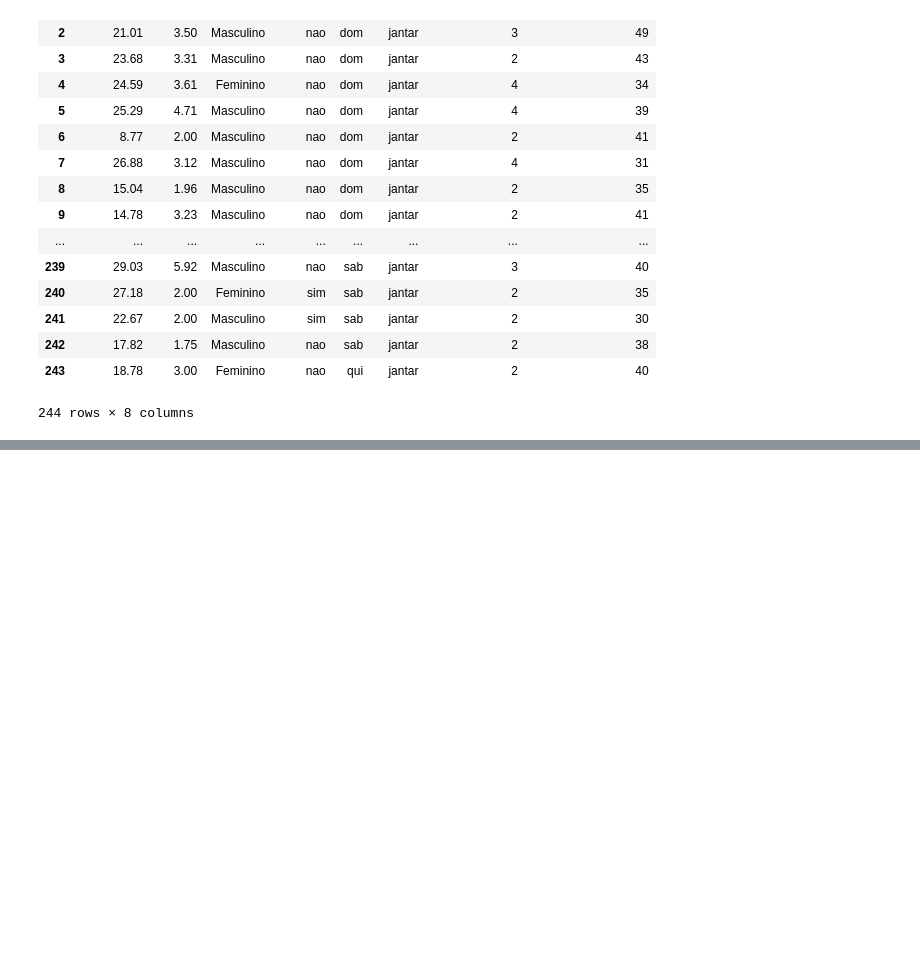
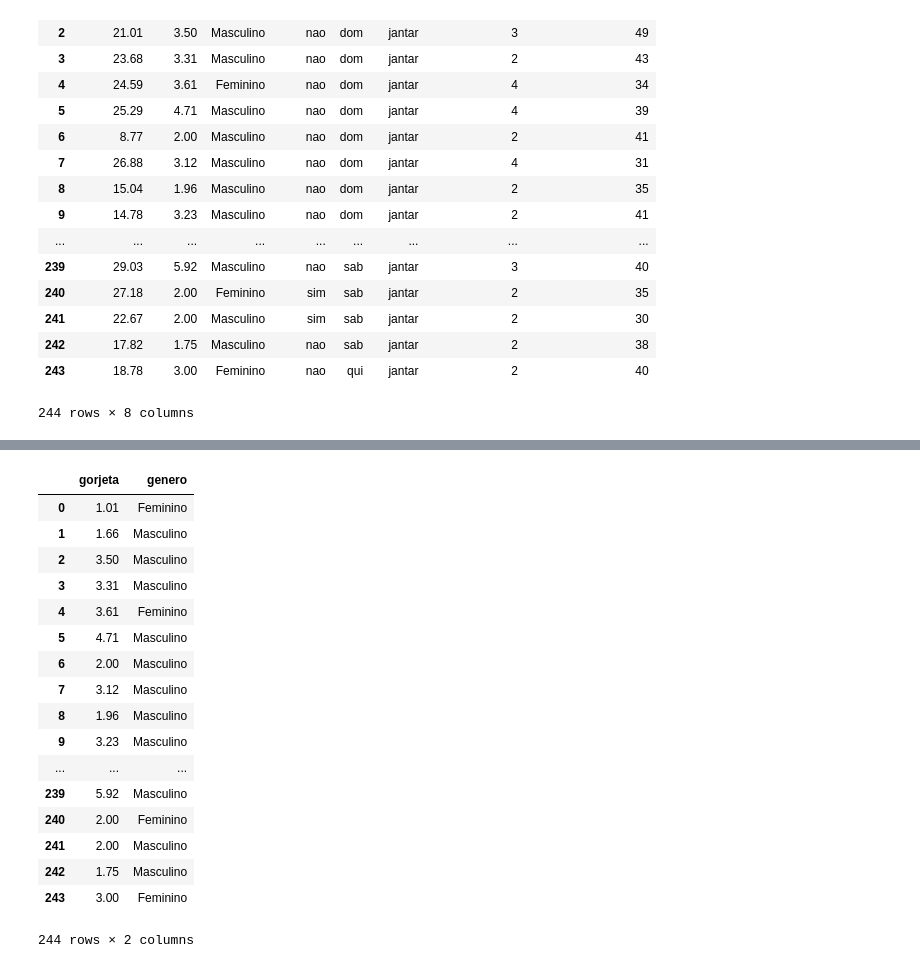
Before and after one commit to karolcastro/Python-Hands-On, a Jupyter notebook: ex2.ipynb, the cells around one changed output, grey strips where cells are left out. Saved outputs shown, nothing was run; the diff lists cells and outputs as text; code cells hidden in the pictures; blank space fills up the shorter version.

```diff
--- a/ex2.ipynb
+++ b/ex2.ipynb
@@ -33,0 +124,21 @@ tips_data
+# %%
+tips_data[['gorjeta','genero']]
+# %% [output]
+|  | gorjeta | genero |
+| 0 | 1.01 | Feminino |
+| 1 | 1.66 | Masculino |
+| 2 | 3.50 | Masculino |
+| 3 | 3.31 | Masculino |
+| 4 | 3.61 | Feminino |
+| 5 | 4.71 | Masculino |
+| 6 | 2.00 | Masculino |
+| 7 | 3.12 | Masculino |
+| 8 | 1.96 | Masculino |
+| 9 | 3.23 | Masculino |
+| ... | ... | ... |
+| 239 | 5.92 | Masculino |
+| 240 | 2.00 | Feminino |
+| 241 | 2.00 | Masculino |
+| 242 | 1.75 | Masculino |
+| 243 | 3.00 | Feminino |
+244 rows × 2 columns
```
Also changed, not shown: parts of 8 cells of this notebook.
